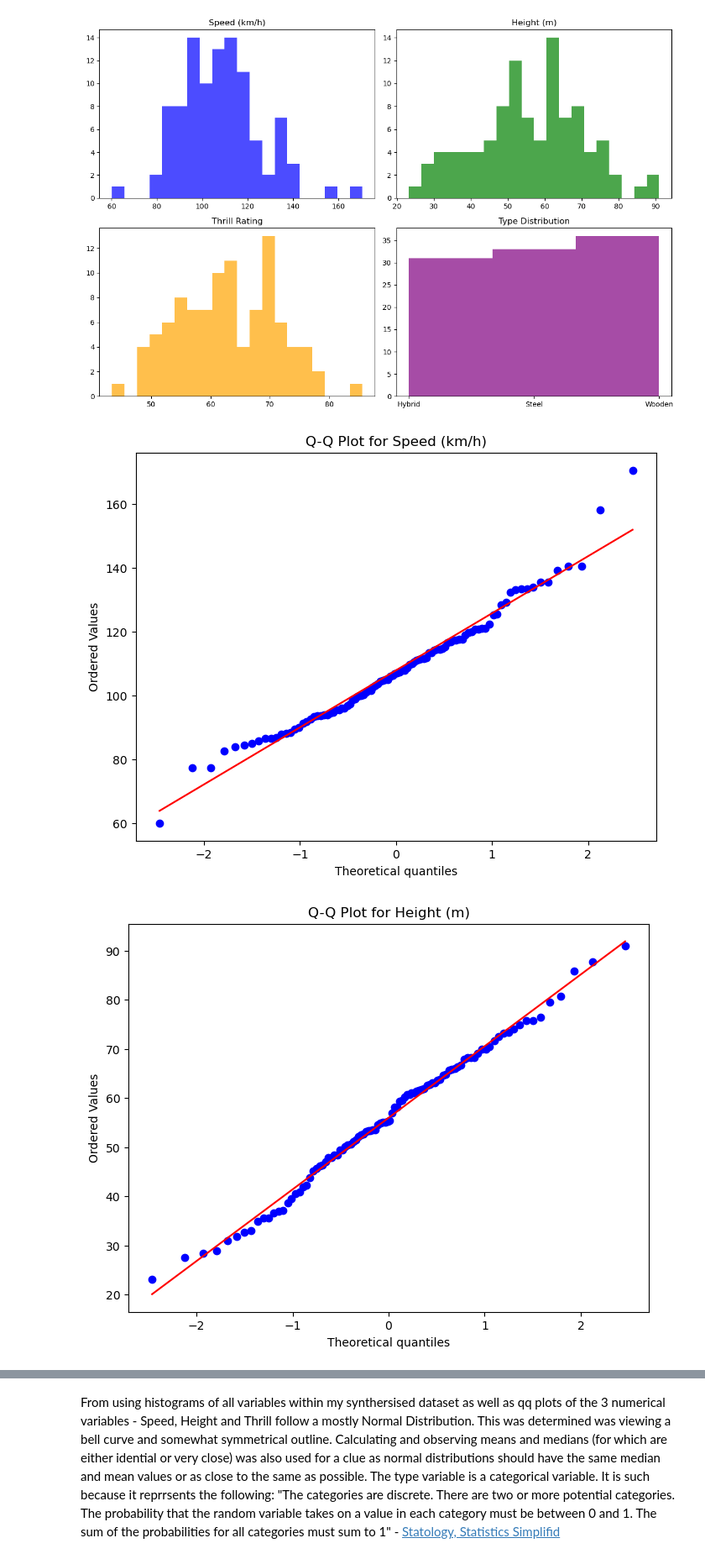
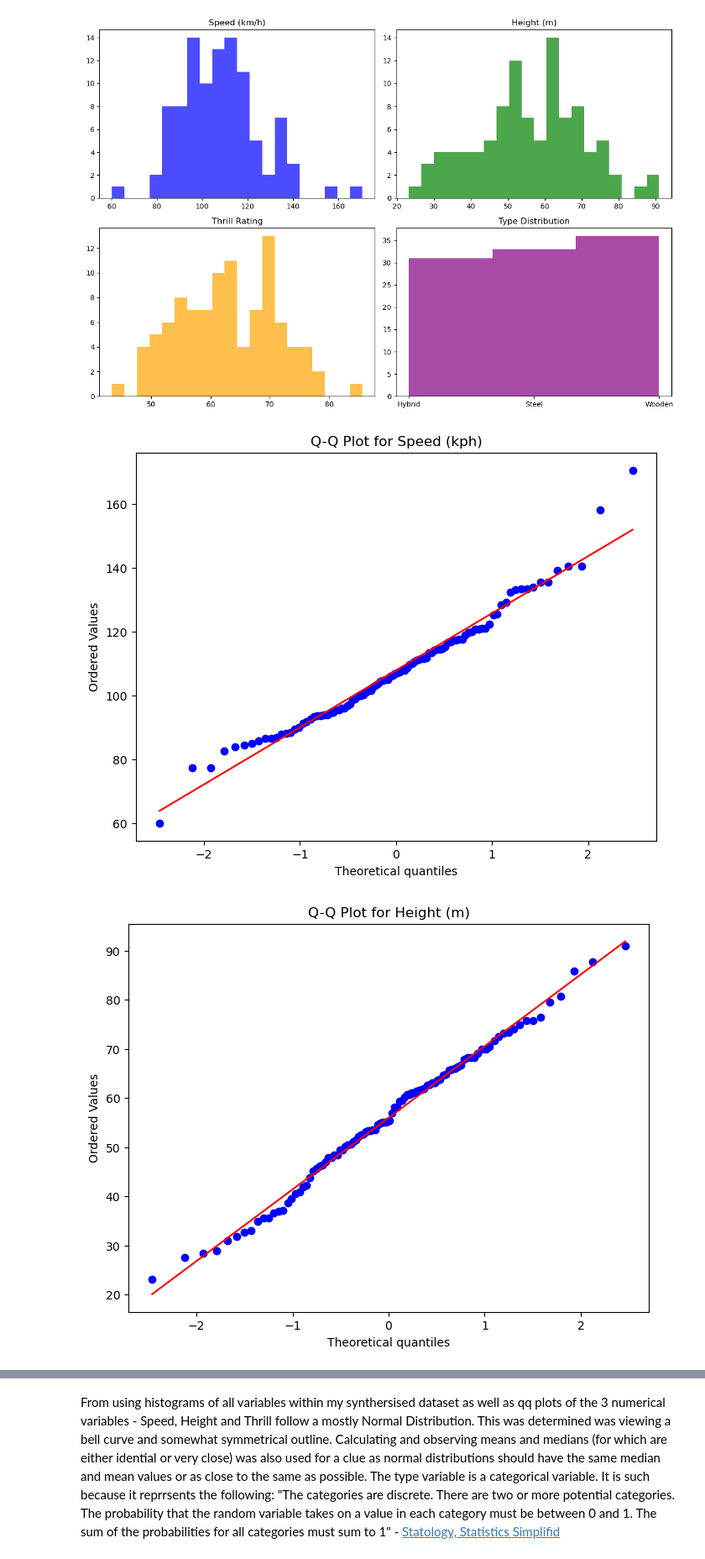
Before and after one commit to Gerbs2193/Programming-for-Data-Analytics, a Jupyter notebook: project.ipynb/project.ipynb, the cells around one changed output, grey strips where cells are left out. Shown at 84% size. Cells and saved outputs as stored; diff of their text form; code cells hidden in the pictures.

```diff
--- a/project.ipynb/project.ipynb
+++ b/project.ipynb/project.ipynb
@@ -141,19 +159,19 @@ plt.show()
 # %%
 import matplotlib.pyplot as plt
 from scipy.stats import probplot
 import pandas as pd
 mycoasterdata = pd.read_csv('coasterss.csv')
 
 #numerical vars for Q-Q plots
-numerical_vars = ['Speed (km/h)', 'Height (m)', 'Thrill Rating']
+numerical_vars = ['Speed (kph)', 'Height (m)', 'Thrill Rating']
 for variable in numerical_vars:
     # Create Q-Q plot
     plt.figure(figsize=(8, 6))
     probplot(mycoasterdata[variable], dist='norm', plot=plt)
     plt.title(f'Q-Q Plot for {variable}')
     plt.show()
 # %% [output]
-[figure, old version]
+[figure, new version]
 [figure]
 [figure]
 # %% [markdown]
```
Also changed, not shown: parts of 13 cells of this notebook, 1 other file.
